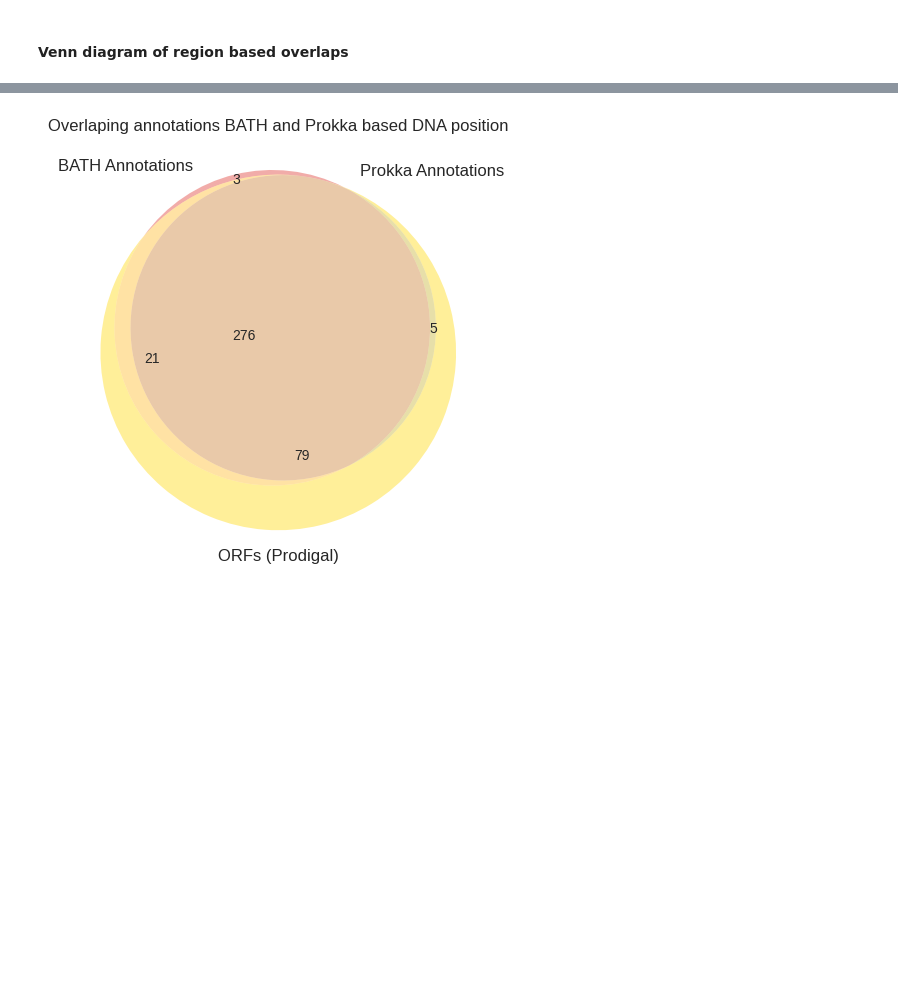
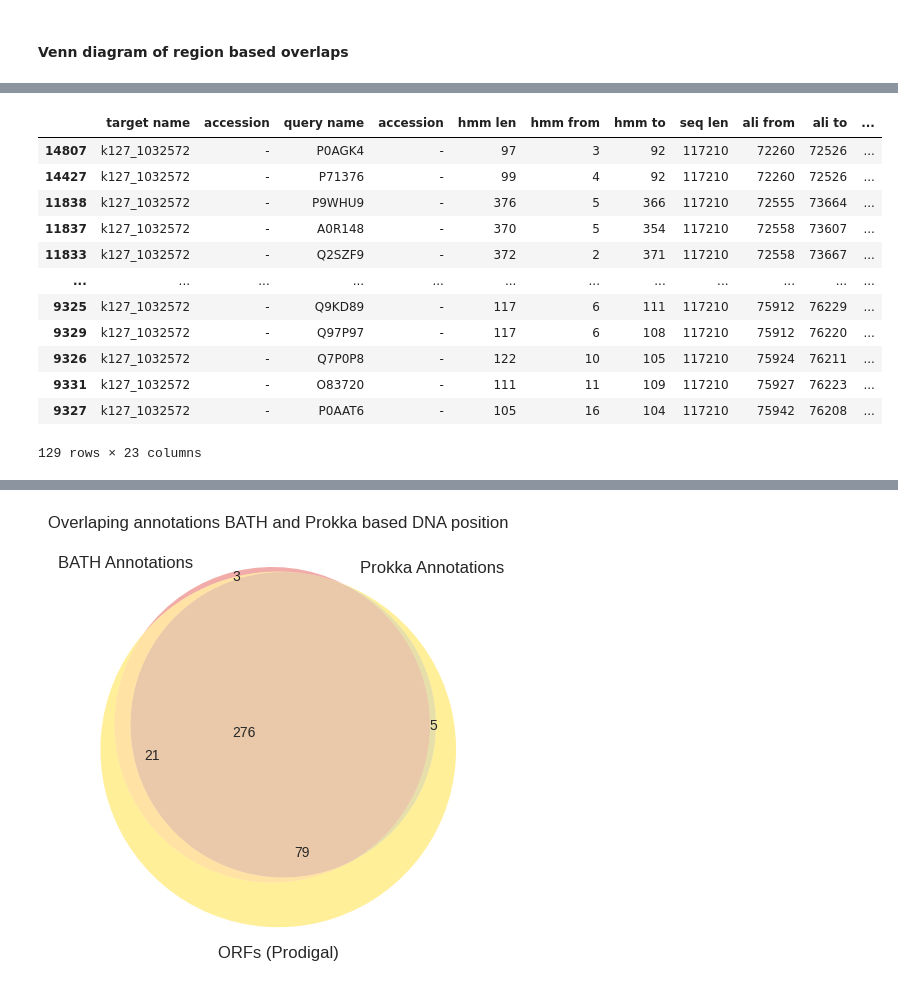
Before and after one commit to NehaSontakk/BATH-Prokka-Comparison, a Jupyter notebook: Updated_Contig_comparison_identifying_gaps_Prokka_vs_BATH.ipynb, the cells around one changed output, grey strips where cells are left out. Drawn from its saved outputs; the diff is of its cells as text; code cells hidden in the pictures; blank space fills up the shorter version.

```diff
--- a/Updated_Contig_comparison_identifying_gaps_Prokka_vs_BATH.ipynb
+++ b/Updated_Contig_comparison_identifying_gaps_Prokka_vs_BATH.ipynb
@@ -368,0 +417,16 @@ Name: count, dtype: int64
+# %%
+combined_df[(combined_df['target name'] >= "k127_1032572") & (combined_df['start'] >= 72200) & (combined_df['start'] <= 76200)].sort_values("start")
+# %% [output]
+|  | target name | accession | query name | accession | hmm len | hmm from | hmm to | seq len | ali from | ali to | ... |
+| 14807 | k127_1032572 | - | P0AGK4 | - | 97 | 3 | 92 | 117210 | 72260 | 72526 | ... |
+| 14427 | k127_1032572 | - | P71376 | - | 99 | 4 | 92 | 117210 | 72260 | 72526 | ... |
+| 11838 | k127_1032572 | - | P9WHU9 | - | 376 | 5 | 366 | 117210 | 72555 | 73664 | ... |
+| 11837 | k127_1032572 | - | A0R148 | - | 370 | 5 | 354 | 117210 | 72558 | 73607 | ... |
+| 11833 | k127_1032572 | - | Q2SZF9 | - | 372 | 2 | 371 | 117210 | 72558 | 73667 | ... |
+| ... | ... | ... | ... | ... | ... | ... | ... | ... | ... | ... | ... |
+| 9325 | k127_1032572 | - | Q9KD89 | - | 117 | 6 | 111 | 117210 | 75912 | 76229 | ... |
+| 9329 | k127_1032572 | - | Q97P97 | - | 117 | 6 | 108 | 117210 | 75912 | 76220 | ... |
+| 9326 | k127_1032572 | - | Q7P0P8 | - | 122 | 10 | 105 | 117210 | 75924 | 76211 | ... |
+| 9331 | k127_1032572 | - | O83720 | - | 111 | 11 | 109 | 117210 | 75927 | 76223 | ... |
+| 9327 | k127_1032572 | - | P0AAT6 | - | 105 | 16 | 104 | 117210 | 75942 | 76208 | ... |
+129 rows × 23 columns
```
Also changed, not shown: parts of 19 cells of this notebook.
